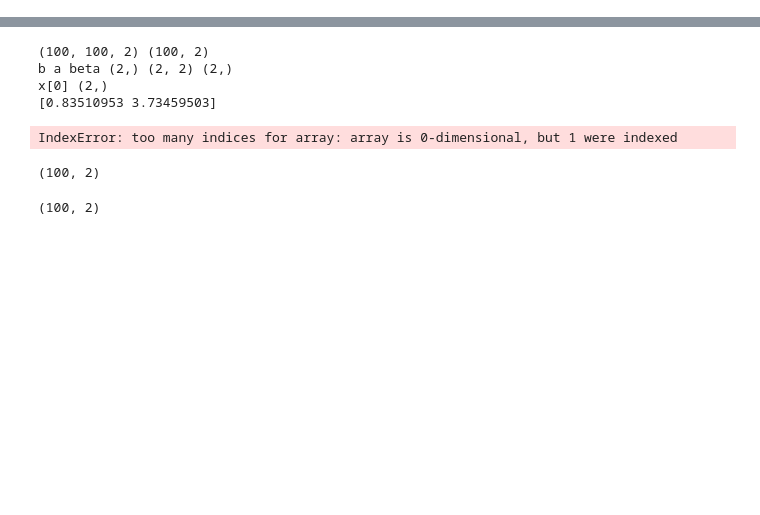
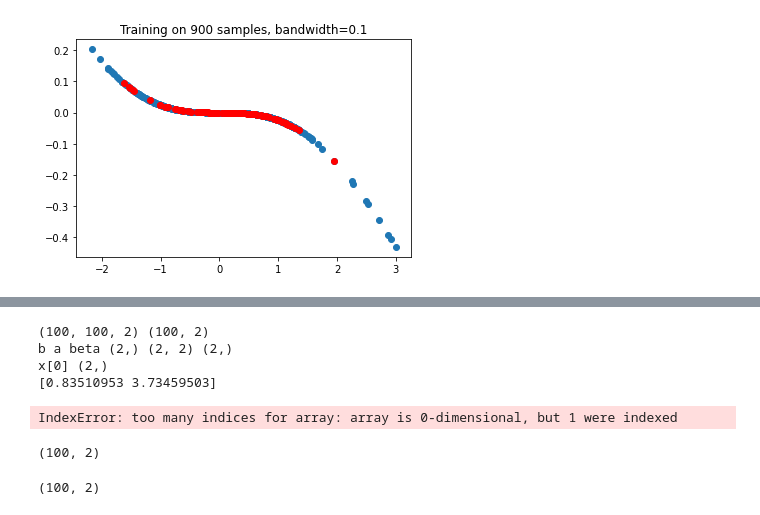
Before and after one commit to LEConger/CS159-project, a Jupyter notebook: local_regression_playground.ipynb, the cells around one changed output, grey strips where cells are left out. Cells and saved outputs as stored; diff of their text form; code cells hidden in the pictures; blank space fills up the shorter version.

```diff
--- a/local_regression_playground.ipynb
+++ b/local_regression_playground.ipynb
@@ -15,0 +155,7 @@ yy = np.transpose(np.array([y, ydot]))
+# %%
+plt.scatter(x_train, y_train)
+plt.scatter(x_test, y_pred, color ='red')
+plt.title('Training on 900 samples, bandwidth=0.1')
+plt.show()
+# %% [output]
+[figure, added]
```
Also changed, not shown: parts of 32 cells of this notebook, 2 other files.
